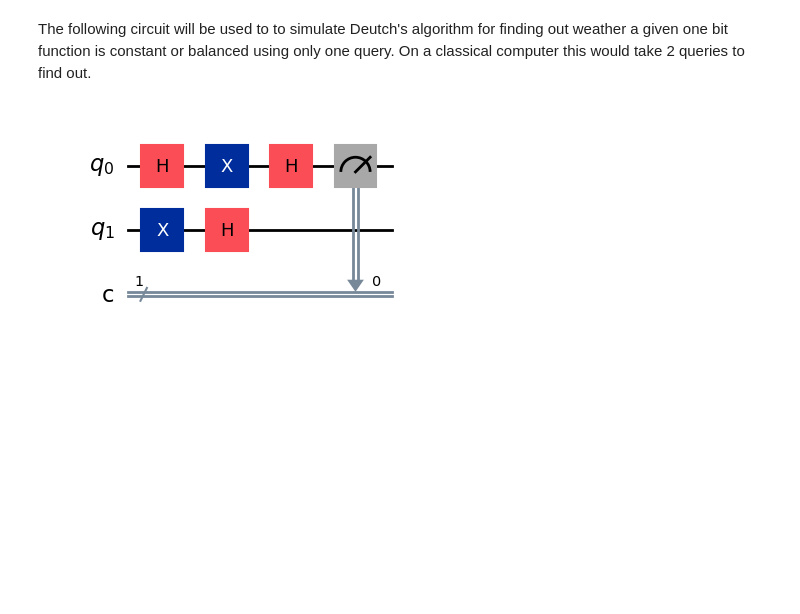
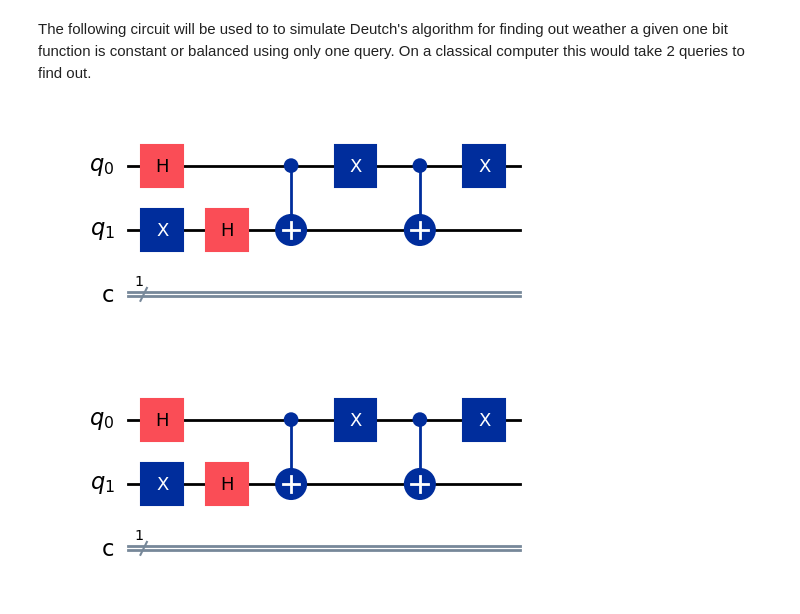
Before and after one commit to Sanj224/quantum-circuit-optimiser, a Jupyter notebook: notebooks/Documentation/simpleCircuits.ipynb, the cells around one changed output. Cells and saved outputs as stored; diff of their text form; code cells hidden in the pictures; blank space fills up the shorter version.

```diff
--- a/notebooks/Documentation/simpleCircuits.ipynb
+++ b/notebooks/Documentation/simpleCircuits.ipynb
@@ -47,34 +48,32 @@ The following circuit will be used to to simulate Deutch's algorithm for finding
 # %%
 from qiskit import QuantumCircuit, transpile
 from qiskit.visualization import plot_histogram
 from qiskit_aer import AerSimulator
 
 def f(x):
   if x == 0:
     return 1
   elif x == 1:
     return 0
 qc = QuantumCircuit(2,1)
 qc.h(0)
 qc.x(1)
 qc.h(1)
 #Oracle call
 if f(0) == 1:
   qc.cx(0,1)
   qc.x(0)
   qc.cx(0,1)
   qc.x(0)
 elif f(1) == 1:
   qc.cx(0,1)
 
 
 
 backend = AerSimulator()
 transpiled = transpile(qc, backend)
-job = backend.run(transpiled, shots=1024)
-result = job.result()
-count = result.get_counts(qc)
 qc.draw("mpl")
 #plot_histogram(count)
 # %% [output]
-[figure, old version]
+[figure, new version]
+[figure, added]
```
Also changed, not shown: parts of 3 cells of this notebook, 4 other files.
